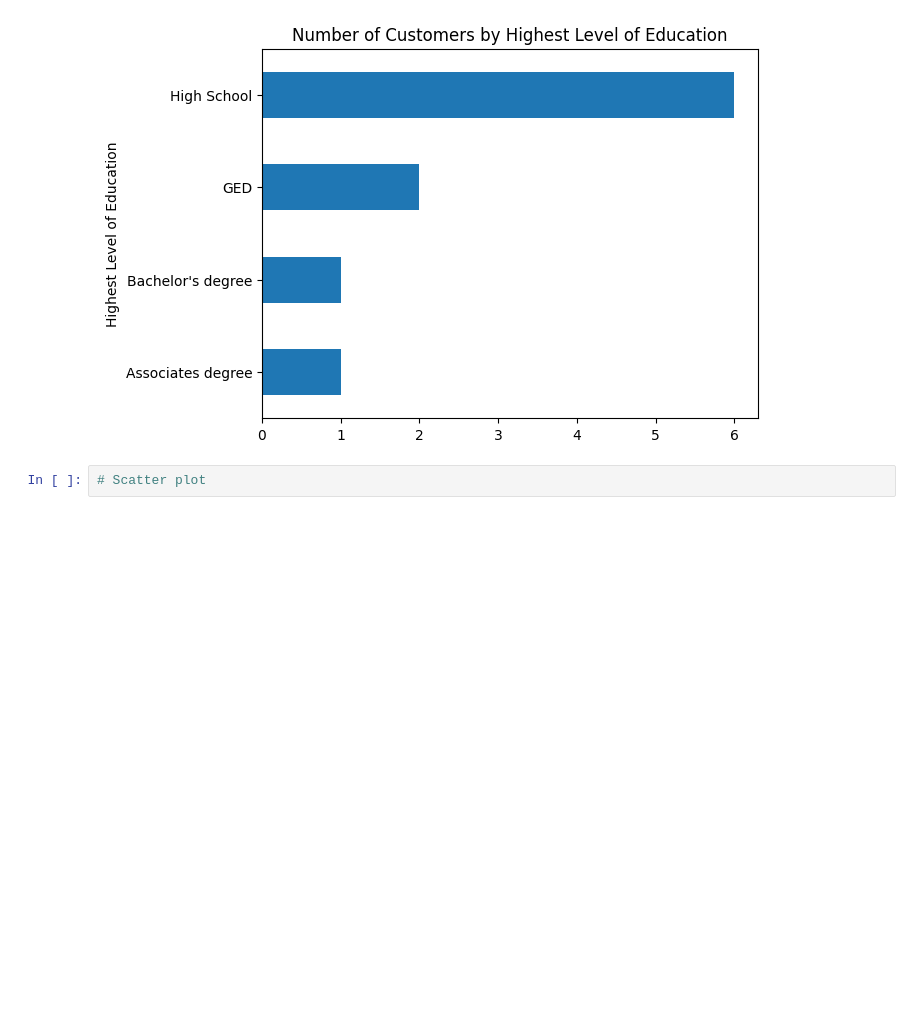
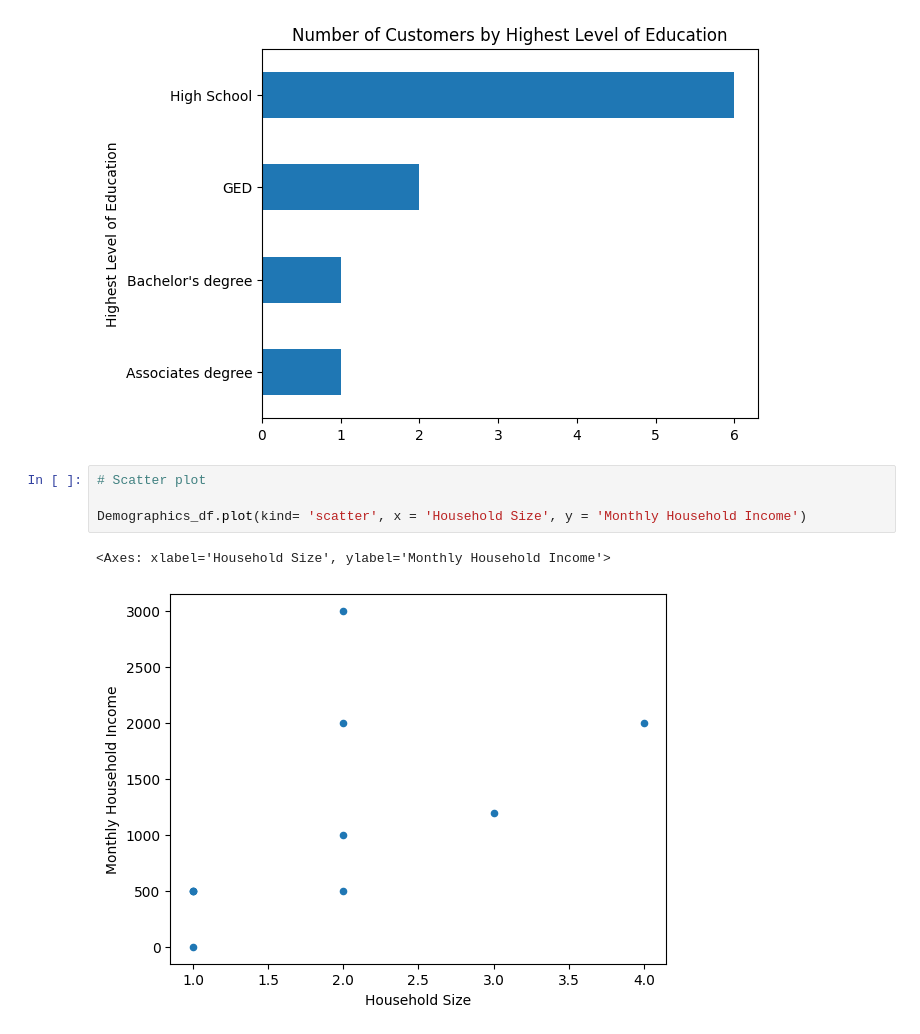
Before and after one commit to akerdolff/Plotting-practice, a Jupyter notebook: Plotting_practice.ipynb, the cells around one changed output. Drawn from its saved outputs; the diff is of its cells as text; blank space fills up the shorter version.

Commit message:
added data to csv and created scatter plot

```diff
--- a/Plotting_practice.ipynb
+++ b/Plotting_practice.ipynb
@@ -51,5 +51,10 @@ grouped_highest_level_ed_df.plot(kind='barh', title = 'Number of Customers by Hi
 # %% [output]
 <Axes: title={'center': 'Number of Customers by Highest Level of Education'}, ylabel='Highest Level of Education'>
 [figure]
-# %%
-# Scatter plot
+# %%
+# Scatter plot
+
+Demographics_df.plot(kind= 'scatter', x = 'Household Size', y = 'Monthly Household Income')
+# %% [output]
+<Axes: xlabel='Household Size', ylabel='Monthly Household Income'>
+[figure, added]
```
Also changed, not shown: parts of 1 cell of this notebook, 1 other file.
